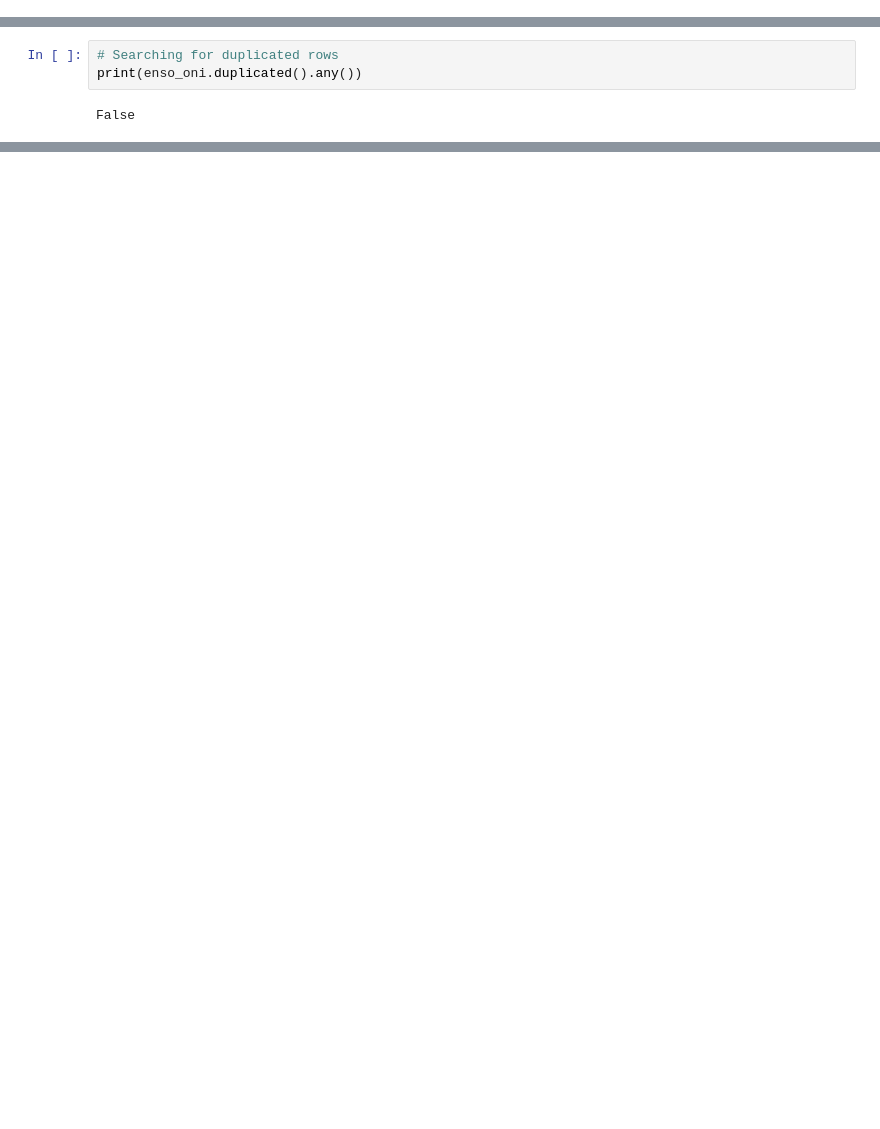
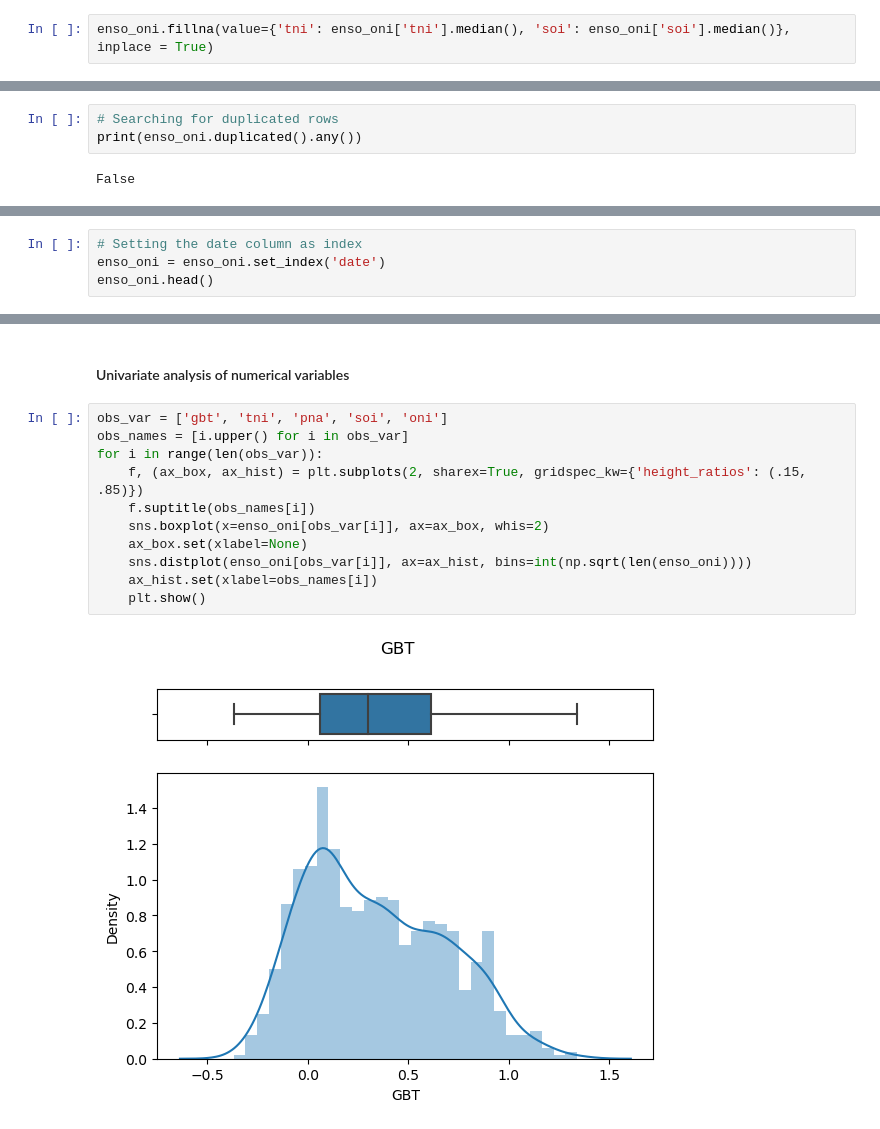
Before and after one commit to agraglez/enso-analysis, a Jupyter notebook: notebooks/enso-analysis.ipynb, the cells around one changed output, grey strips where cells are left out. Drawn from its saved outputs; the diff is of its cells as text; blank space fills up the shorter version.

```diff
--- a/notebooks/enso-analysis.ipynb
+++ b/notebooks/enso-analysis.ipynb
@@ -628,3 +638,5 @@ enso_oni.head(1)
+# %%
+enso_oni.fillna(value={'tni': enso_oni['tni'].median(), 'soi': enso_oni['soi'].median()}, inplace = True)
 # %%
 enso_oni.info()
 # %% [output]
@@ -648,0 +663,4 @@ False
+# %%
+# Setting the date column as index
+enso_oni = enso_oni.set_index('date')
+enso_oni.head()
@@ -648,0 +675,15 @@ False
+# %% [markdown]
+#### Univariate analysis of numerical variables
+# %%
+obs_var = ['gbt', 'tni', 'pna', 'soi', 'oni']
+obs_names = [i.upper() for i in obs_var]
+for i in range(len(obs_var)):
+    f, (ax_box, ax_hist) = plt.subplots(2, sharex=True, gridspec_kw={'height_ratios': (.15, .85)})
+    f.suptitle(obs_names[i])
+    sns.boxplot(x=enso_oni[obs_var[i]], ax=ax_box, whis=2)
+    ax_box.set(xlabel=None)
+    sns.distplot(enso_oni[obs_var[i]], ax=ax_hist, bins=int(np.sqrt(len(enso_oni))))
+    ax_hist.set(xlabel=obs_names[i])
+    plt.show()
+# %% [output]
+[figure, added]
```
Also changed, not shown: parts of 22 cells of this notebook.
